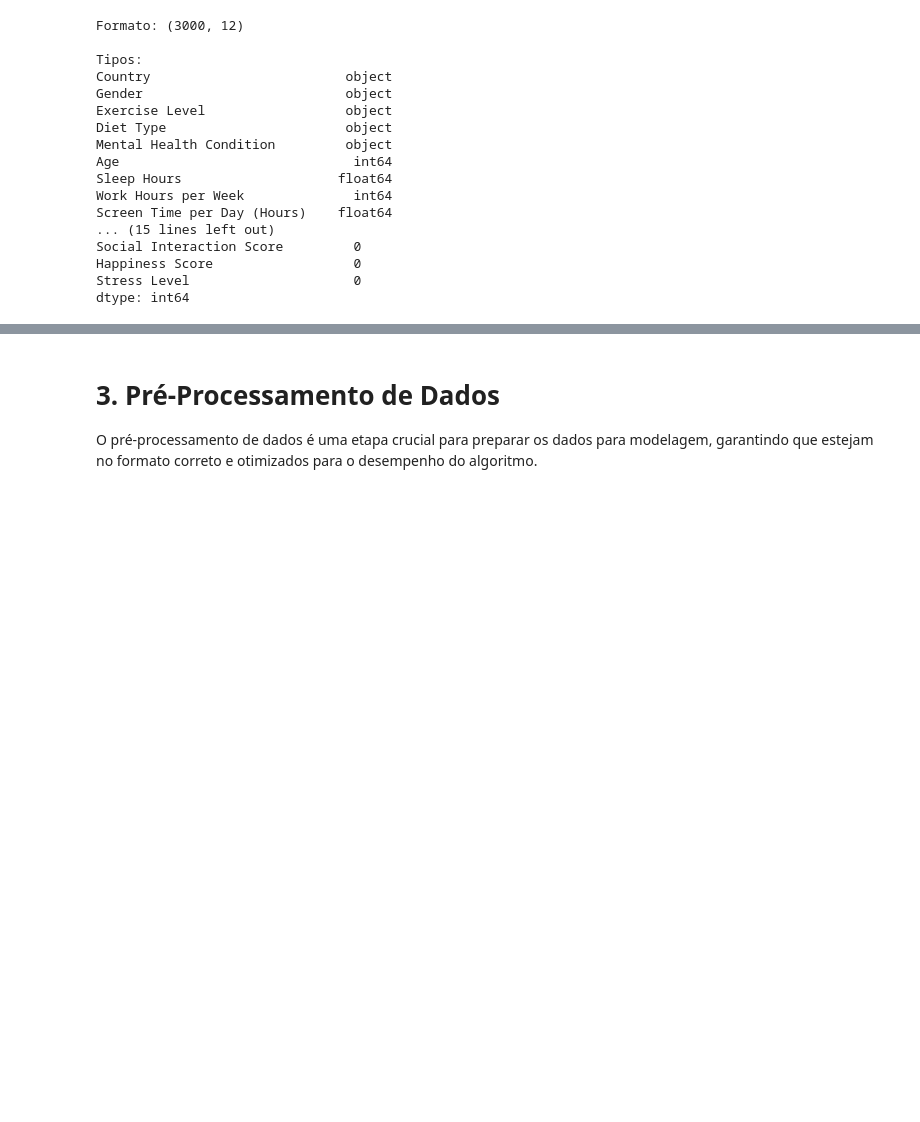
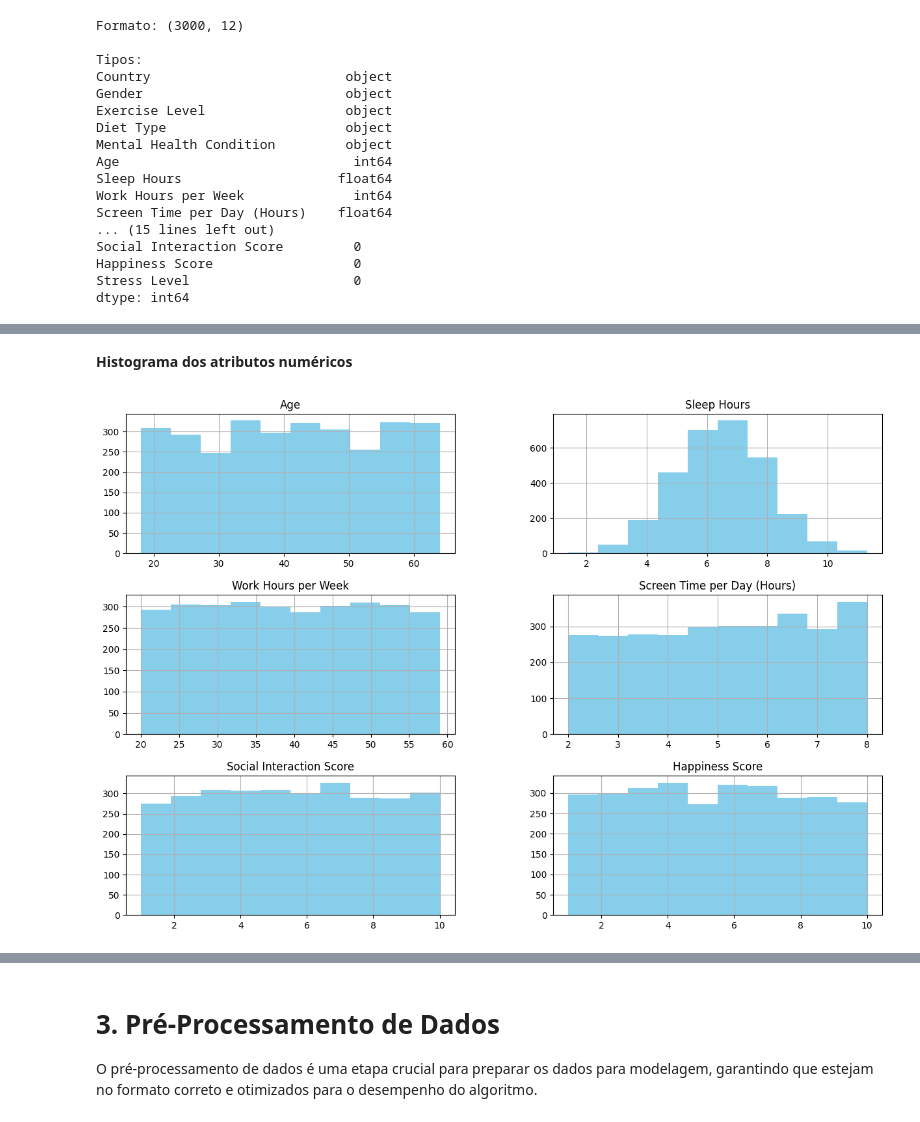
Before and after one commit to hugocfrias/MVP-Machine-Learning, a Jupyter notebook: MVP_Machine_Learning.ipynb, the cells around one changed output, grey strips where cells are left out. Cells and saved outputs as stored; diff of their text form; code cells hidden in the pictures; blank space fills up the shorter version.

```diff
--- a/MVP_Machine_Learning.ipynb
+++ b/MVP_Machine_Learning.ipynb
@@ -164,0 +248,8 @@ dtype: int64
+# %% [markdown]
+**Histograma dos atributos numéricos**
+# %%
+# Histogramas Variáveis Categóricas
+df.hist(figsize = (15,10),color='skyblue',grid=1)
+plt.show()
+# %% [output]
+[figure, added]
```
Also changed, not shown: parts of 22 cells of this notebook.
